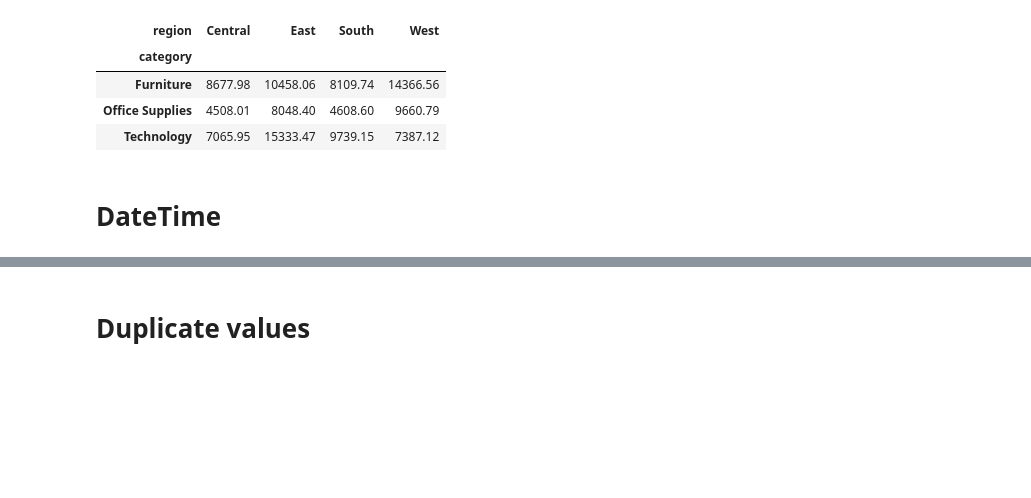
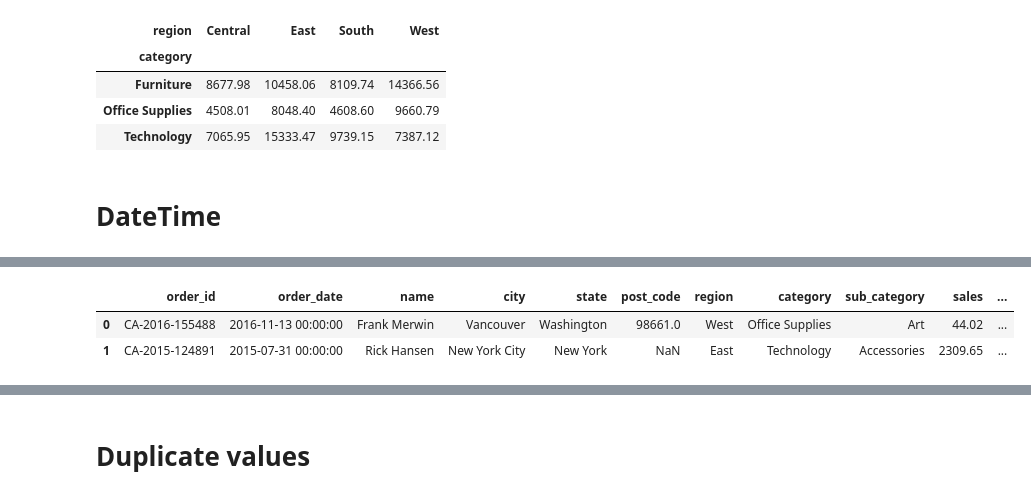
Before and after one commit to deveshpatwa/Free_Datasets, a Jupyter notebook: Python Class Files/Part 10 Pandas.ipynb, the cells around one changed output, grey strips where cells are left out. Saved outputs shown, nothing was run; the diff lists cells and outputs as text; code cells hidden in the pictures; blank space fills up the shorter version.

```diff
--- a/Python Class Files/Part 10 Pandas.ipynb
+++ b/Python Class Files/Part 10 Pandas.ipynb
@@ -652,3 +672,9 @@ df.info()
+# %%
+df.head(2)
+# %% [output]
+|  | order_id | order_date | name | city | state | post_code | region | category | sub_category | sales | ... |
+| 0 | CA-2016-155488 | 2016-11-13 00:00:00 | Frank Merwin | Vancouver | Washington | 98661.0 | West | Office Supplies | Art | 44.02 | ... |
+| 1 | CA-2015-124891 | 2015-07-31 00:00:00 | Rick Hansen | New York City | New York | NaN | East | Technology | Accessories | 2309.65 | ... |
 # %%
 # change it to datetime
 pd.to_datetime(df['order_date'])
```
Also changed, not shown: parts of 22 cells of this notebook, 5 other files.
